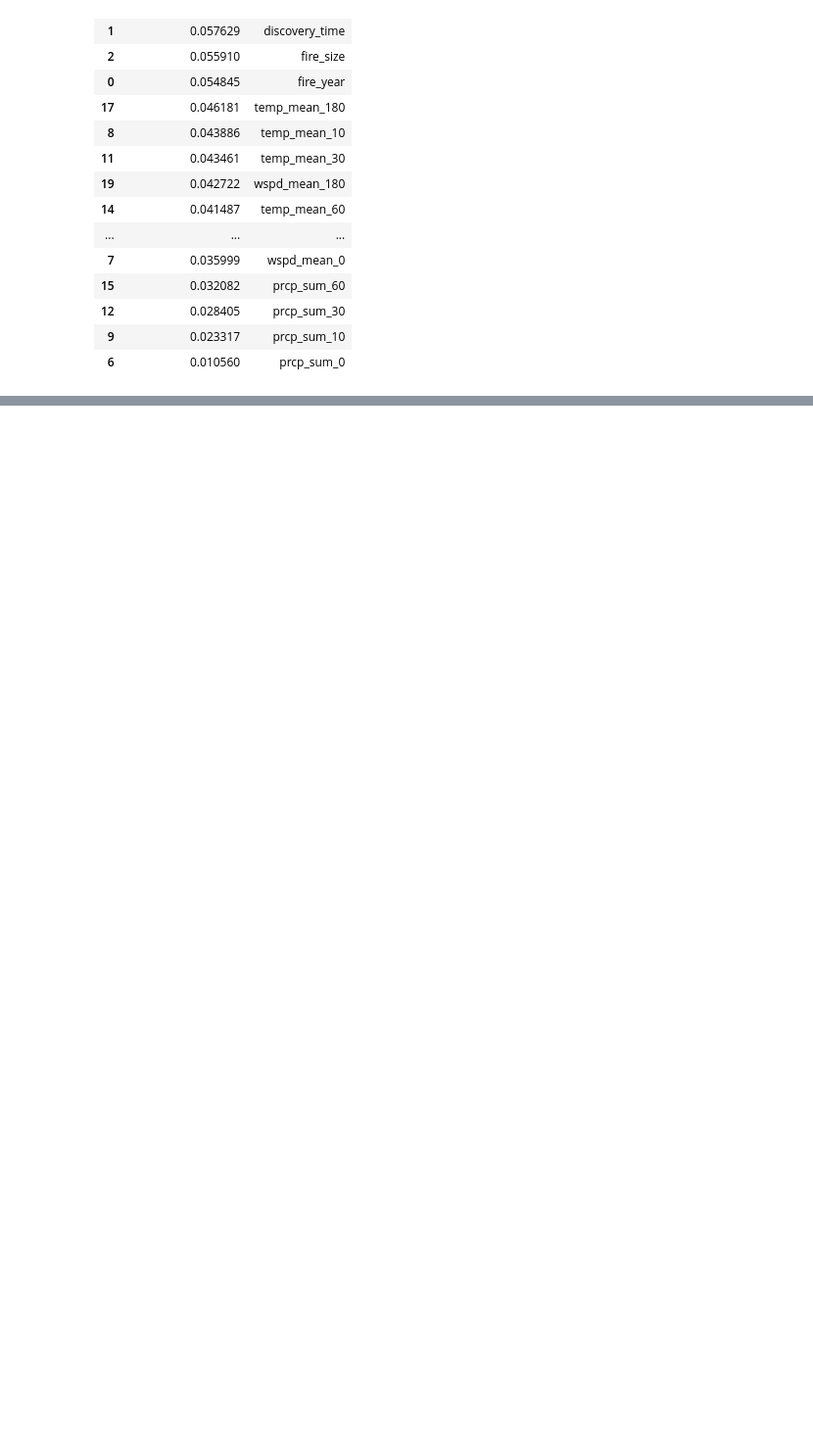
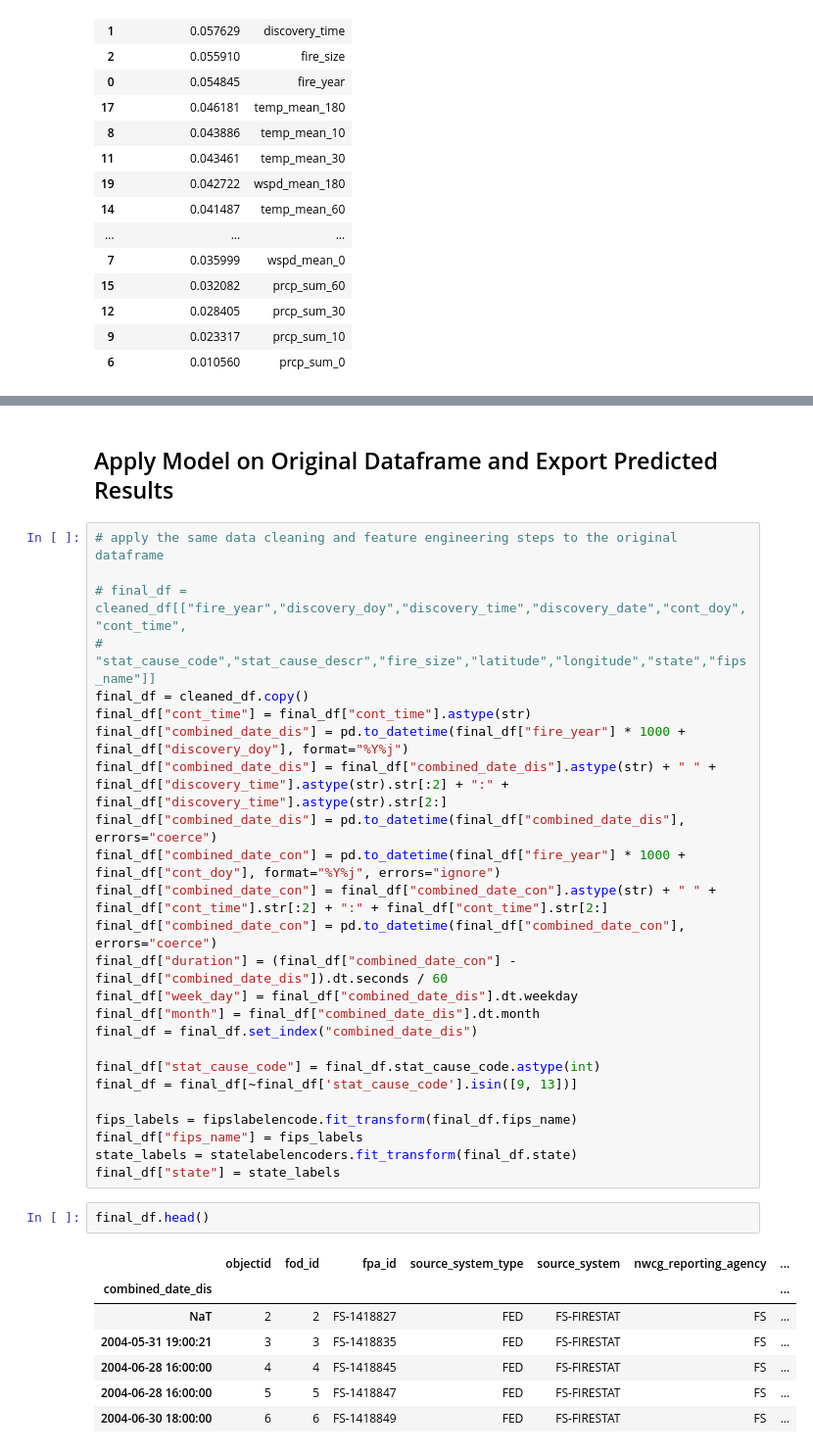
Before and after one commit to jli82/wildfire-analysis, a Jupyter notebook: main.ipynb, the cells around one changed output, grey strips where cells are left out. Shown at 98% size. Saved outputs shown, nothing was run; the diff lists cells and outputs as text; blank space fills up the shorter version.

Commit message:
organize and export dataframe with prediction results

```diff
--- a/main.ipynb
+++ b/main.ipynb
@@ -546,0 +477,37 @@ print(most_common_causes)
+# %% [markdown]
+## Apply Model on Original Dataframe and Export Predicted Results
+# %%
+# apply the same data cleaning and feature engineering steps to the original dataframe
+
+# final_df = cleaned_df[["fire_year","discovery_doy","discovery_time","discovery_date","cont_doy","cont_time",
+#                        "stat_cause_code","stat_cause_descr","fire_size","latitude","longitude","state","fips_name"]]
+final_df = cleaned_df.copy()
+final_df["cont_time"] = final_df["cont_time"].astype(str)
+final_df["combined_date_dis"] = pd.to_datetime(final_df["fire_year"] * 1000 + final_df["discovery_doy"], format="%Y%j")
+final_df["combined_date_dis"] = final_df["combined_date_dis"].astype(str) + " " + final_df["discovery_time"].astype(str).str[:2] + ":" + final_df["discovery_time"].astype(str).str[2:]
+final_df["combined_date_dis"] = pd.to_datetime(final_df["combined_date_dis"], errors="coerce")
+final_df["combined_date_con"] = pd.to_datetime(final_df["fire_year"] * 1000 + final_df["cont_doy"], format="%Y%j", errors="ignore")
+final_df["combined_date_con"] = final_df["combined_date_con"].astype(str) + " " + final_df["cont_time"].str[:2] + ":" + final_df["cont_time"].str[2:]
+final_df["combined_date_con"] = pd.to_datetime(final_df["combined_date_con"], errors="coerce")
+final_df["duration"] = (final_df["combined_date_con"] - final_df["combined_date_dis"]).dt.seconds / 60
+final_df["week_day"] = final_df["combined_date_dis"].dt.weekday
+final_df["month"] = final_df["combined_date_dis"].dt.month
+final_df = final_df.set_index("combined_date_dis")
+
+final_df["stat_cause_code"] = final_df.stat_cause_code.astype(int)
+final_df = final_df[~final_df['stat_cause_code'].isin([9, 13])]
+
+fips_labels = fipslabelencode.fit_transform(final_df.fips_name)
+final_df["fips_name"] = fips_labels
+state_labels = statelabelencoders.fit_transform(final_df.state)
+final_df["state"] = state_labels
+# %%
+final_df.head()
+# %% [output]
+|  | objectid | fod_id | fpa_id | source_system_type | source_system | nwcg_reporting_agency | ... |
+| combined_date_dis |  |  |  |  |  |  | ... |
+| NaT | 2 | 2 | FS-1418827 | FED | FS-FIRESTAT | FS | ... |
+| 2004-05-31 19:00:21 | 3 | 3 | FS-1418835 | FED | FS-FIRESTAT | FS | ... |
+| 2004-06-28 16:00:00 | 4 | 4 | FS-1418845 | FED | FS-FIRESTAT | FS | ... |
+| 2004-06-28 16:00:00 | 5 | 5 | FS-1418847 | FED | FS-FIRESTAT | FS | ... |
+| 2004-06-30 18:00:00 | 6 | 6 | FS-1418849 | FED | FS-FIRESTAT | FS | ... |
```
Also changed, not shown: parts of 29 cells of this notebook.
